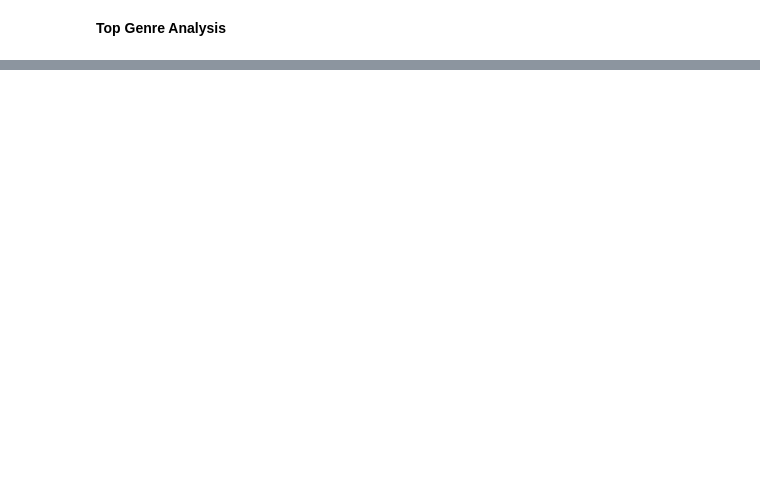
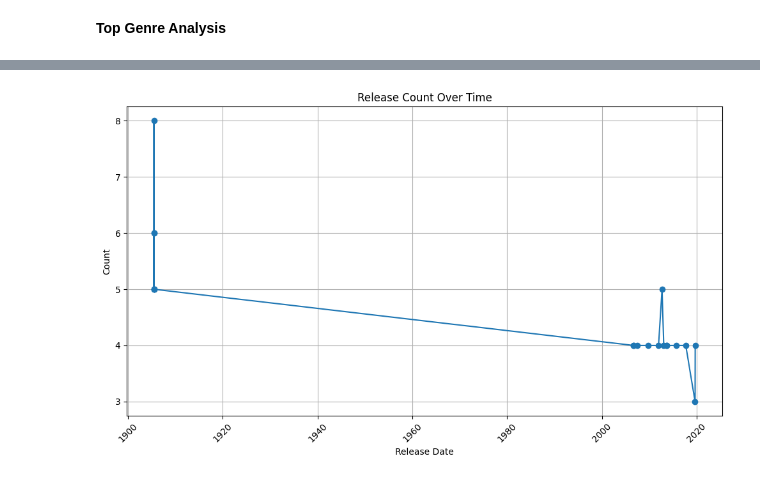
Before and after one commit to AndrewPiasecki/PythonFinalProject, a Jupyter notebook: Final_Project.ipynb, the cells around one changed output, grey strips where cells are left out. Drawn from its saved outputs; the diff is of its cells as text; code cells hidden in the pictures; blank space fills up the shorter version.

```diff
--- a/Final_Project.ipynb
+++ b/Final_Project.ipynb
@@ -187,3 +198,5 @@ dfTopGenres
+# %%
+dfReleaseDate = df.groupby('releaseDate').size().to_frame(name='Count').reset_index().sort_values(by=['Count'], ascending=False)[:20]
 # %% [markdown]
 **Top Genre Analysis**
 # %%
@@ -264,0 +313,5 @@ fig.show()
+# %%
+dfReleaseDate['releaseDate'] = pd.to_datetime(dfReleaseDate['releaseDate'])
+# %%
+dfReleaseDate = dfReleaseDate.sort_values(by = 'releaseDate')
+dfReleaseDate
@@ -264,0 +336,12 @@ fig.show()
+# %%
+plt.figure(figsize=(10, 6))
+plt.plot(dfReleaseDate['releaseDate'], dfReleaseDate['Count'], marker='o', linestyle='-')
+plt.title('Release Count Over Time')
+plt.xlabel('Release Date')
+plt.ylabel('Count')
+plt.xticks(rotation=45)  # Rotate x-axis labels for better readability
+plt.grid(True)
+plt.tight_layout()
+plt.show()
+# %% [output]
+[figure, added]
```
Also changed, not shown: parts of 13 cells of this notebook.
